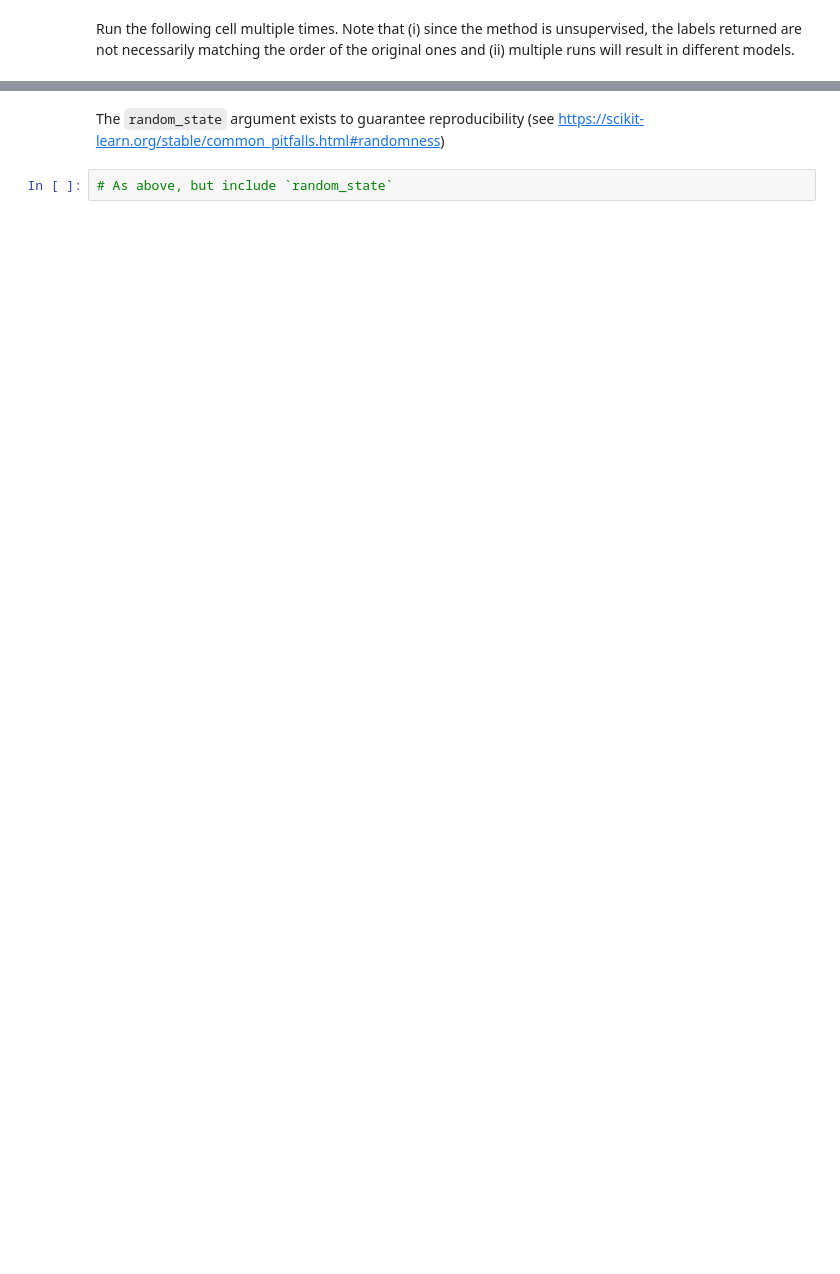
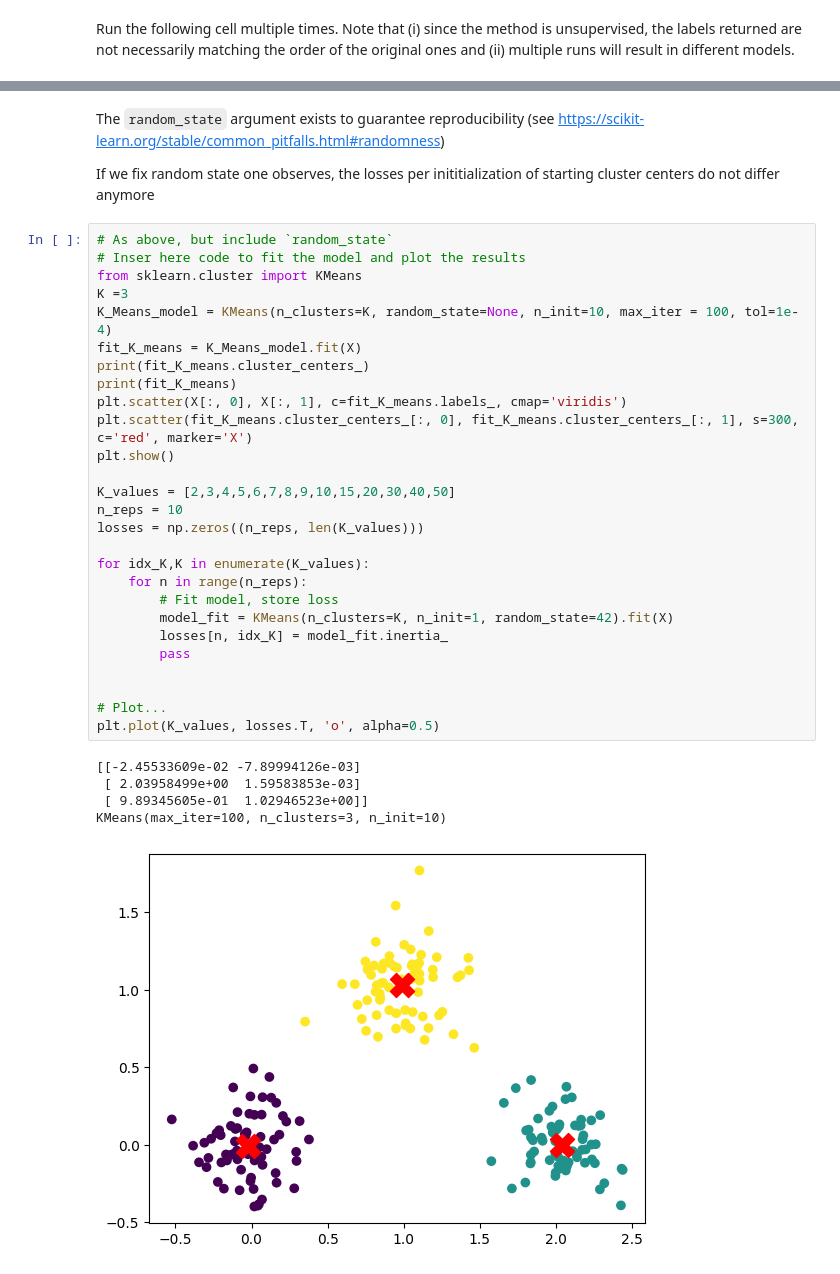
Before and after one commit to FritNik/MasterKL, a Jupyter notebook: Mathematical Methods of AI/Exercises/HandsOn03 Clustering/1_kmeans_sklearn.ipynb, the cells around one changed output, grey strips where cells are left out. Saved outputs shown, nothing was run; the diff lists cells and outputs as text; blank space fills up the shorter version.

```diff
--- a/Mathematical Methods of AI/Exercises/HandsOn03 Clustering/1_kmeans_sklearn.ipynb
+++ b/Mathematical Methods of AI/Exercises/HandsOn03 Clustering/1_kmeans_sklearn.ipynb
@@ -21,4 +64,37 @@ Run the following cell multiple times. Note that (i) since the method is unsuper
 # %% [markdown]
 The `random_state` argument exists to guarantee reproducibility (see https://scikit-learn.org/stable/common_pitfalls.html#randomness)
+
+If we fix random state one observes, the losses per inititialization of starting cluster centers do not differ anymore
 # %%
 # As above, but include `random_state`
+# Inser here code to fit the model and plot the results
+from sklearn.cluster import KMeans
+K =3
+K_Means_model = KMeans(n_clusters=K, random_state=None, n_init=10, max_iter = 100, tol=1e-4)
+fit_K_means = K_Means_model.fit(X)
+print(fit_K_means.cluster_centers_)
+print(fit_K_means)
+plt.scatter(X[:, 0], X[:, 1], c=fit_K_means.labels_, cmap='viridis')
+plt.scatter(fit_K_means.cluster_centers_[:, 0], fit_K_means.cluster_centers_[:, 1], s=300, c='red', marker='X')
+plt.show()
+
+K_values = [2,3,4,5,6,7,8,9,10,15,20,30,40,50]
+n_reps = 10
+losses = np.zeros((n_reps, len(K_values)))
+
+for idx_K,K in enumerate(K_values):
+    for n in range(n_reps):
+        # Fit model, store loss
+        model_fit = KMeans(n_clusters=K, n_init=1, random_state=42).fit(X)
+        losses[n, idx_K] = model_fit.inertia_
+        pass
+
+
+# Plot...
+plt.plot(K_values, losses.T, 'o', alpha=0.5)
+# %% [output]
+[[-2.45533609e-02 -7.89994126e-03]
+ [ 2.03958499e+00  1.59583853e-03]
+ [ 9.89345605e-01  1.02946523e+00]]
+KMeans(max_iter=100, n_clusters=3, n_init=10)
+[figure, added]
```
Also changed, not shown: parts of 3 cells of this notebook, 3 other files.
